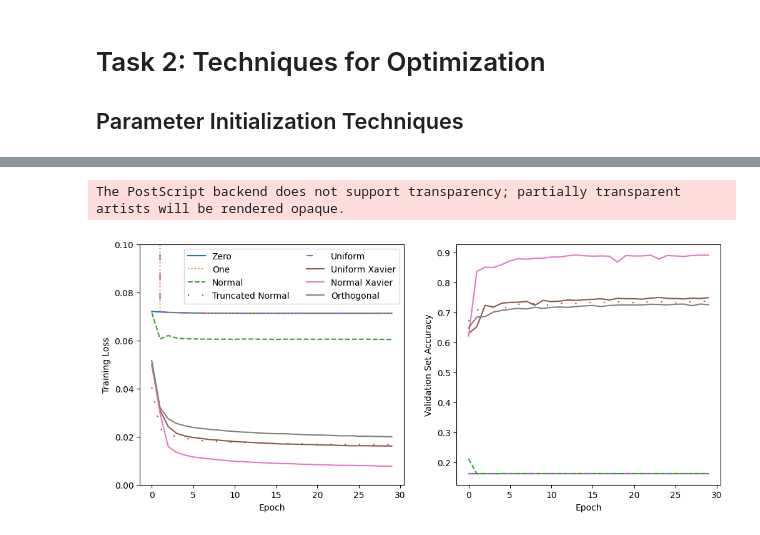
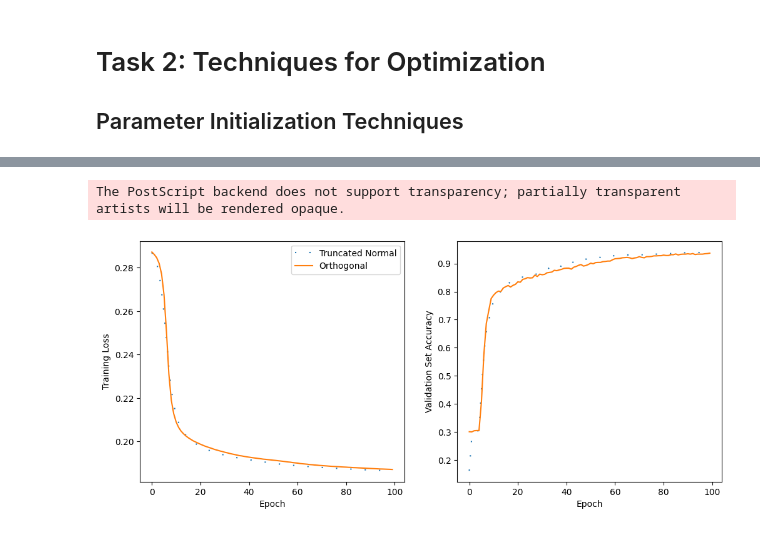
Before and after one commit to mao1756/CAP5619-sp24, a Jupyter notebook: P1/codes/P1.ipynb, the cells around one changed output, grey strips where cells are left out. Cells and saved outputs as stored; diff of their text form; code cells hidden in the pictures.

```diff
--- a/P1/codes/P1.ipynb
+++ b/P1/codes/P1.ipynb
@@ -455,32 +632,32 @@ orthogonal_loss, orthogonal_accuracy = initialize_and_train_fc(model, torch.nn.i
 # %%
+# Can Orthogonal and Truncated Normal converge to a better accuracy with more epochs?
+
+LEARN_RATE = 1e-2
+BATCH_SIZE = 32
+EPOCHS = 100
+
+
+# Orthogonal initialization
+model = LocallyConnectedNeuralNetwork().to(device)
+orthogonal_loss, orthogonal_accuracy = initialize_and_train_lc(model, torch.nn.init.orthogonal_, train_dataloader, val_dataloader, EPOCHS)
+# Truncated normal initialization
+model = LocallyConnectedNeuralNetwork().to(device)
+truncated_normal_loss, truncated_normal_accuracy = initialize_and_train_lc(model, torch.nn.init.trunc_normal_, train_dataloader, val_dataloader, EPOCHS, a=-0.1, b=0.1)
+
 # Plot the training loss and accuracy
 fig, ax = plt.subplots(1, 2, figsize=(12, 5))
-ax[0].plot(zero_loss, label="Zero")
-ax[0].plot(one_loss, label="One", linestyle='dotted')
-ax[0].plot(normal_loss, label="Normal", linestyle='dashed')
 ax[0].plot(truncated_normal_loss, label="Truncated Normal", linestyle=(0,(1,10)))
-ax[0].plot(uniform_loss, label="Uniform", linestyle=(0,(5,10)))
-ax[0].plot(uniform_xavier_loss, label="Uniform Xavier")
-ax[0].plot(normal_xavier_loss, label="Normal Xavier")
 ax[0].plot(orthogonal_loss, label="Orthogonal")
 ax[0].set_xlabel("Epoch")
-ax[0].set_ylim([0.0, 0.1])
 ax[0].set_ylabel("Training Loss")
-ax[0].legend(ncol=2)
+ax[0].legend()
 
-ax[1].plot(zero_accuracy, label="Zero")
-ax[1].plot(one_accuracy, label="One", linestyle='dotted')
-ax[1].plot(normal_accuracy, label="Normal", linestyle='dashed')
 ax[1].plot(truncated_normal_accuracy, label="Truncated Normal", linestyle=(0,(1,10)))
-ax[1].plot(uniform_accuracy, label="Uniform", linestyle=(0,(5,10)))
-ax[1].plot(uniform_xavier_accuracy, label="Uniform Xavier")
-ax[1].plot(normal_xavier_accuracy, label="Normal Xavier")
 ax[1].plot(orthogonal_accuracy, label="Orthogonal")
 ax[1].set_xlabel("Epoch")
 ax[1].set_ylabel("Validation Set Accuracy")
 # ax[1].legend(ncol=3, bbox_to_anchor=(0.5,0.3), loc='center')
-#plt.show()
-plt.savefig('../initialization_comparison.eps', format='eps')
+#plt.savefig('../initialization_comparison_lc.eps', format='eps')
 # %% [output]
 The PostScript backend does not support transparency; partially transparent artists will be rendered opaque.
-[figure, old version]
+[figure, new version]
```
Also changed, not shown: parts of 10 cells of this notebook, 2 other files.
